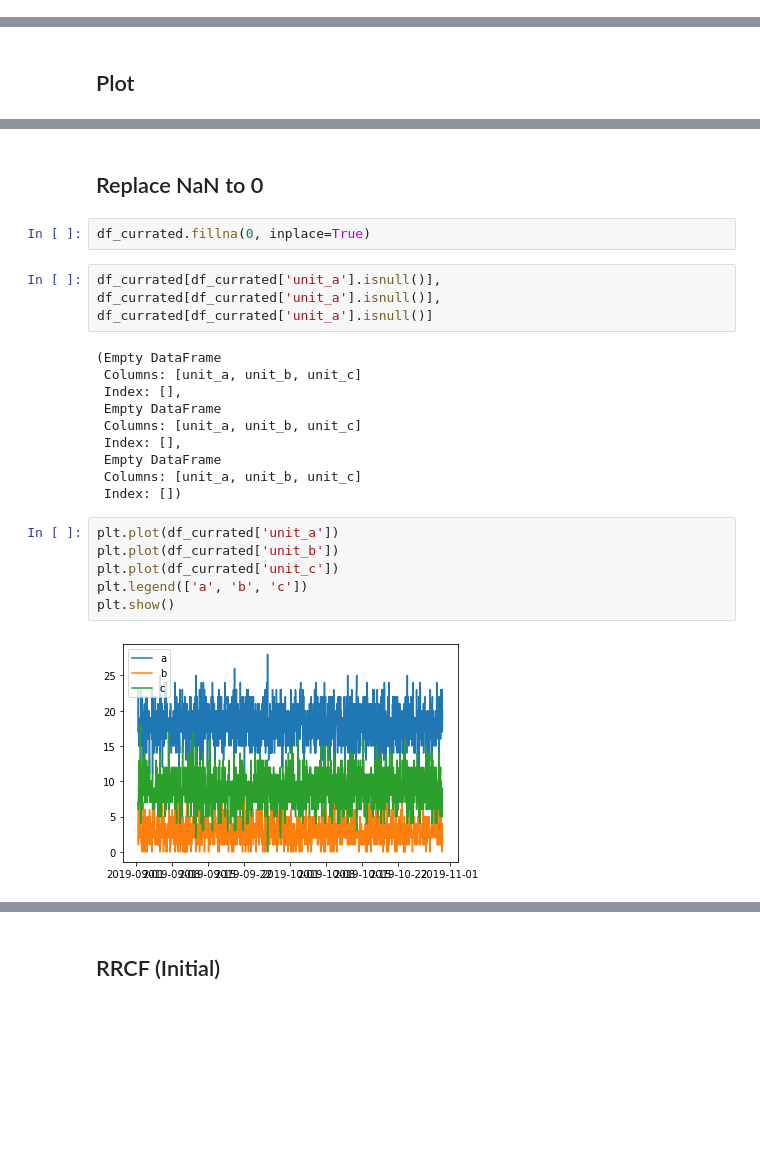
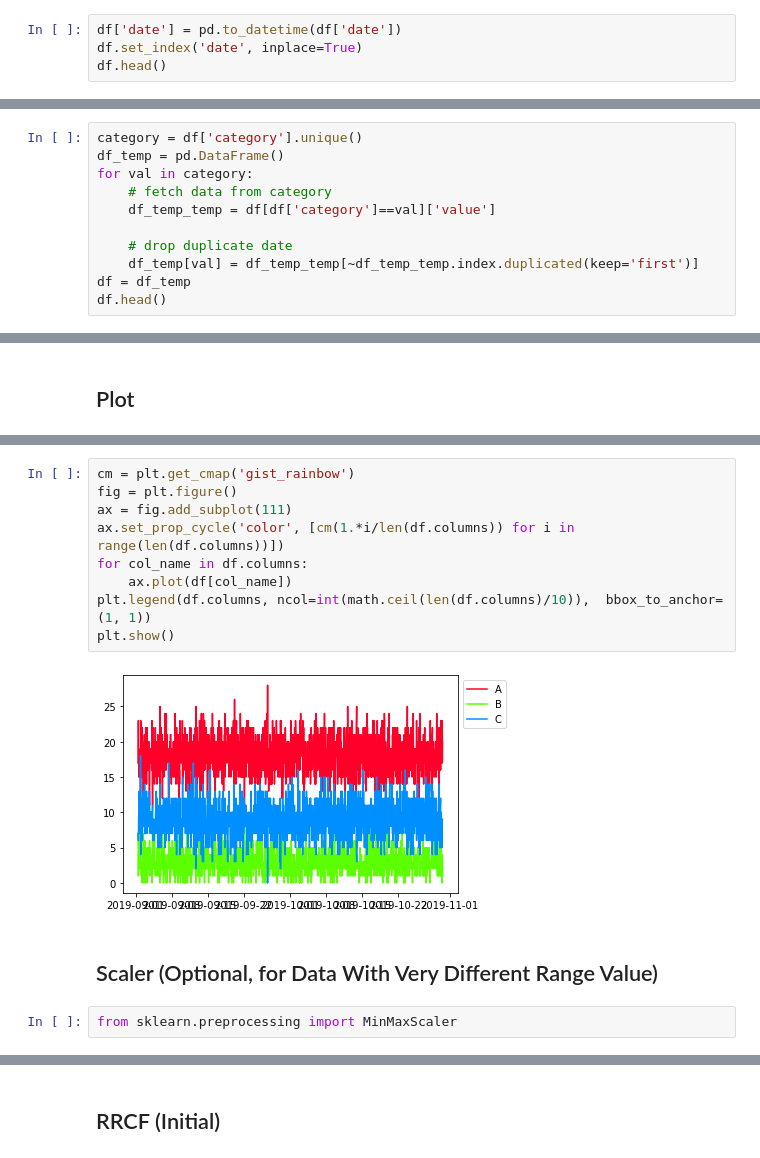
Before and after one commit to yasirroni/rrcf-power, a Jupyter notebook: rrcf-power.ipynb, the cells around one changed output, grey strips where cells are left out. Drawn from its saved outputs; the diff is of its cells as text; blank space fills up the shorter version.

```diff
--- a/rrcf-power.ipynb
+++ b/rrcf-power.ipynb
@@ -58,0 +21,4 @@ df_currated
+# %%
+df['date'] = pd.to_datetime(df['date'])
+df.set_index('date', inplace=True)
+df.head()
@@ -58,0 +35,11 @@ df_currated
+# %%
+category = df['category'].unique()
+df_temp = pd.DataFrame()
+for val in category:
+    # fetch data from category
+    df_temp_temp = df[df['category']==val]['value']
+
+    # drop duplicate date
+    df_temp[val] = df_temp_temp[~df_temp_temp.index.duplicated(keep='first')]
+df = df_temp
+df.head()
@@ -105,24 +90,15 @@ plt.show()
-# %% [markdown]
-## Replace NaN to 0
-# %%
-df_currated.fillna(0, inplace=True)
-# %%
-df_currated[df_currated['unit_a'].isnull()], df_currated[df_currated['unit_a'].isnull()], df_currated[df_currated['unit_a'].isnull()]
-# %% [output]
-(Empty DataFrame
- Columns: [unit_a, unit_b, unit_c]
- Index: [],
- Empty DataFrame
- Columns: [unit_a, unit_b, unit_c]
- Index: [],
- Empty DataFrame
- Columns: [unit_a, unit_b, unit_c]
- Index: [])
-# %%
-plt.plot(df_currated['unit_a'])
-plt.plot(df_currated['unit_b'])
-plt.plot(df_currated['unit_c'])
-plt.legend(['a', 'b', 'c'])
-plt.show()
-# %% [output]
-[figure, removed]
+# %%
+cm = plt.get_cmap('gist_rainbow')
+fig = plt.figure()
+ax = fig.add_subplot(111)
+ax.set_prop_cycle('color', [cm(1.*i/len(df.columns)) for i in range(len(df.columns))])
+for col_name in df.columns:
+    ax.plot(df[col_name])
+plt.legend(df.columns, ncol=int(math.ceil(len(df.columns)/10)),  bbox_to_anchor=(1, 1))
+plt.show()
+# %% [output]
+[figure, added]
+# %% [markdown]
+## Scaler (Optional, for Data With Very Different Range Value)
+# %%
+from sklearn.preprocessing import MinMaxScaler
```
Also changed, not shown: parts of 31 cells of this notebook.
